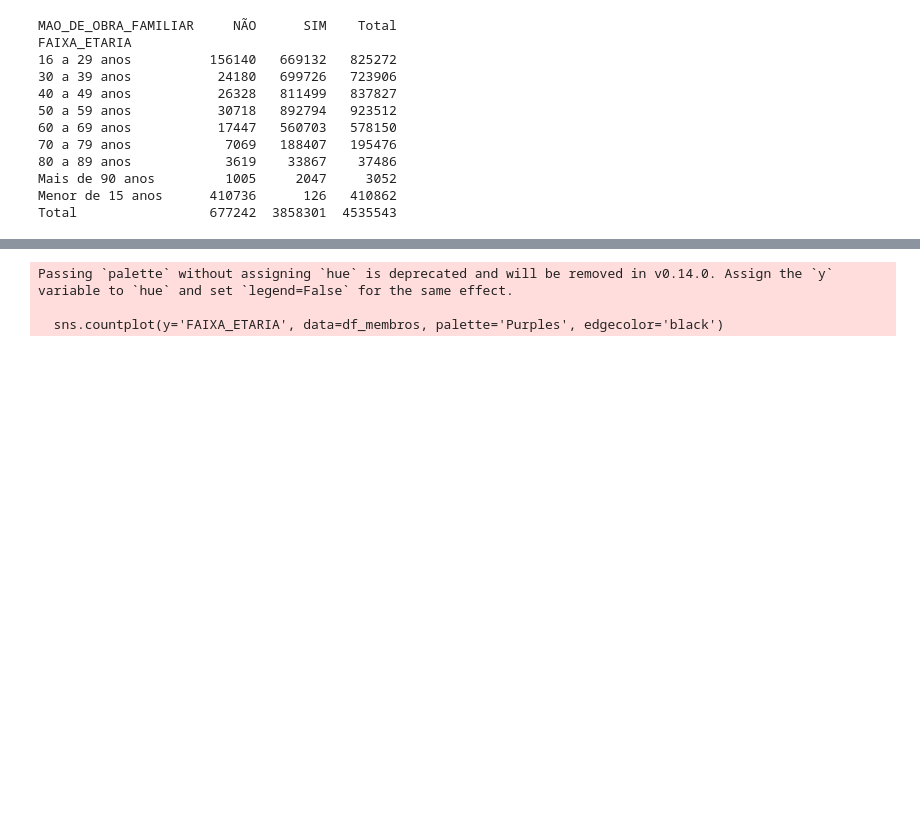
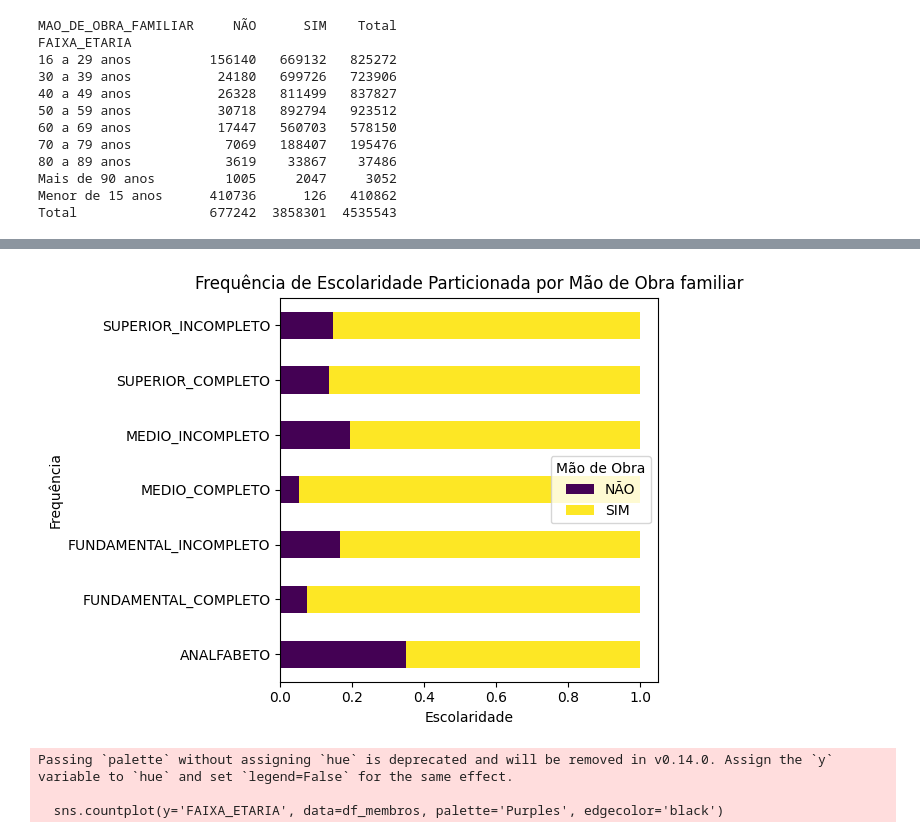
Before and after one commit to Luisamfer/Ativ_Est_Desc, a Jupyter notebook: Estat_desc.ipynb, the cells around one changed output, grey strips where cells are left out. Saved outputs shown, nothing was run; the diff lists cells and outputs as text; code cells hidden in the pictures; blank space fills up the shorter version.

```diff
--- a/Estat_desc.ipynb
+++ b/Estat_desc.ipynb
@@ -221,0 +253,4 @@ Passing `palette` without assigning `hue` is deprecated and will be removed in v
+# %%
+#TABELA DE FREQUENCIA CRUZADA DA VARIÁVEL ESCOLARIDADE E INFORMAÇÃO SE O MEMBRO É MÃO DE OBRA FAMILIAR
+tabela_cruzada_2 = pd.crosstab(df_membros["ESCOLARIDADE"], df_membros["MAO_DE_OBRA_FAMILIAR"], normalize='index').sort_index()
+print(tabela_cruzada_2)
@@ -222,3 +267,17 @@ Passing `palette` without assigning `hue` is deprecated and will be removed in v
+# %%
+# GRÁFICO DE FREQUENCIA PARTICIONADO
+
+# Gráfico de barras empilhadas
+tabela_cruzada_2.plot(kind='barh', stacked=True, colormap='viridis')
+
+plt.xlabel('Escolaridade')
+plt.ylabel('Frequência')
+plt.title('Frequência de Escolaridade Particionada por Mão de Obra familiar')
+plt.legend(title='Mão de Obra')
+plt.tight_layout()
+plt.show()
+# %% [output]
+[figure, added]
 # %%
 #GRÁFICO DE BARRAS PARA FAIXA ETÁRIA
 plt.figure(figsize=(8, 5))
```
Also changed, not shown: parts of 7 cells of this notebook.
